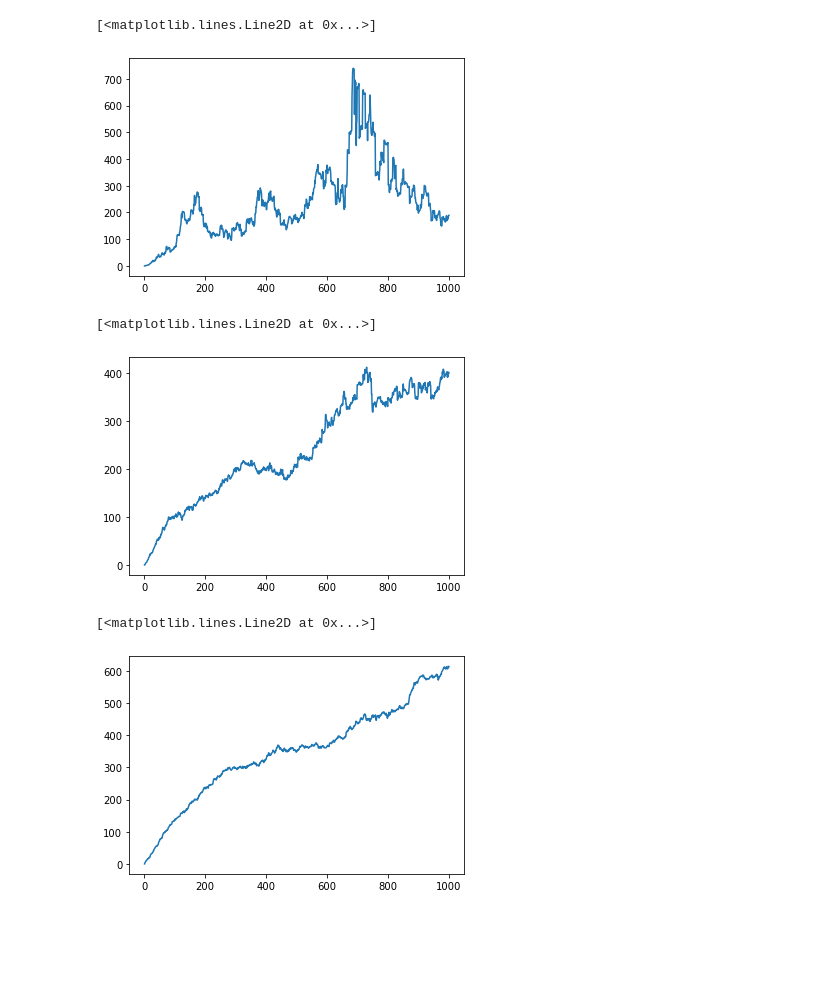
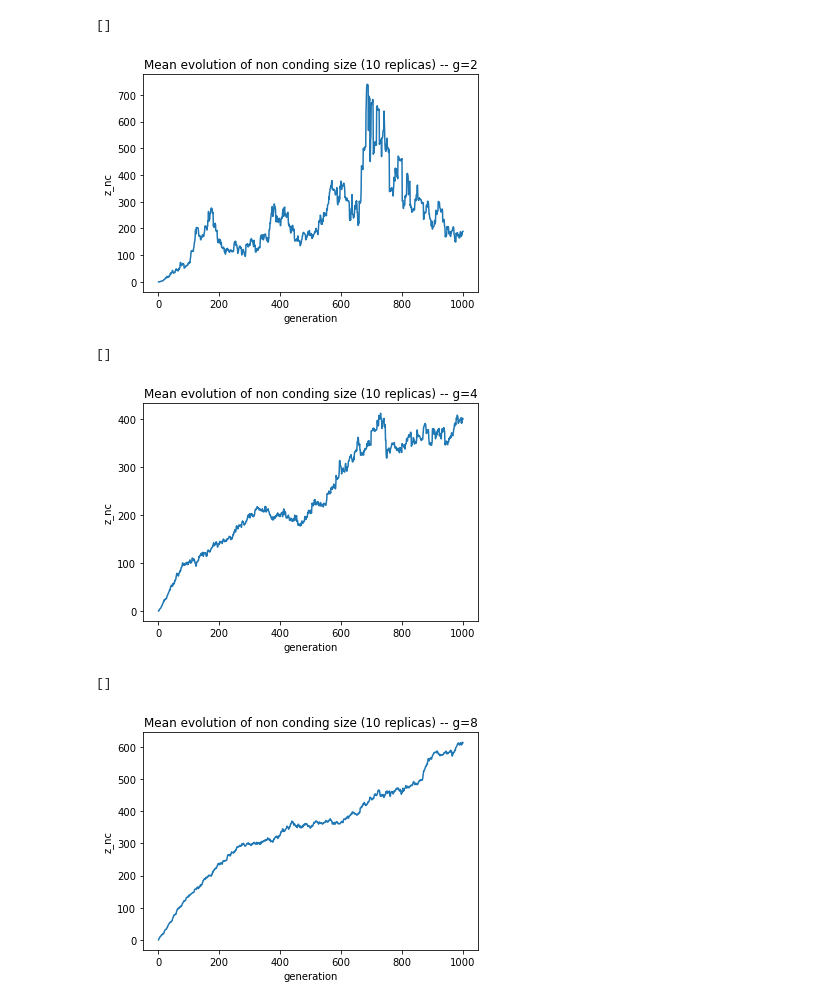
Before and after one commit to Jojobarbarr/AL_predict, a Jupyter notebook: neutral_mutation_accumulation.ipynb, the cells around one changed output. Cells and saved outputs as stored; diff of their text form; code cells hidden in the pictures; blank space fills up the shorter version.

```diff
--- a/neutral_mutation_accumulation.ipynb
+++ b/neutral_mutation_accumulation.ipynb
@@ -26,0 +27,19 @@ plt.plot()
+# %%
+path = Path("results/simulation")
+g = 1
+experiment_name = f"model_N_1_g_{g}_beta_1"
+
+non_coding_proportion = np.zeros((10, 1000), dtype=int)
+
+for replica in range(1, 11):
+    for generation in range(1, 1001):
+        with open(path / experiment_name / str(replica) / f"logs/generation_{generation}.pkl", "rb") as pkl_file:
+            stats = pkl.load(pkl_file)
+        non_coding_proportion[replica - 1, generation - 1] = stats["genome"][0]["Non coding proportion"]
+print(non_coding_proportion)
+
+plt.plot([x for x in range(1, 1001)], non_coding_proportion.mean(axis=0))
+plt.title(f"Mean evolution of non conding size (10 replicas) -- g={g}")
+plt.xlabel("generation")
+plt.ylabel("z_nc")
+plt.plot()
@@ -27,20 +56,24 @@ plt.plot()
 # %%
 path = Path("results/simulation")
 g = 2
 experiment_name = f"model_N_1_g_{g}_beta_1"
 
 z_nc = np.zeros((10, 1000), dtype=int)
 
 for replica in range(1, 11):
     for generation in range(1, 1001):
         with open(path / experiment_name / str(replica) / f"logs/generation_{generation}.pkl", "rb") as pkl_file:
             stats = pkl.load(pkl_file)
         z_nc[replica - 1, generation - 1] = stats["population"]["z_nc_array"][0]
 
 plt.plot([x for x in range(1, 1001)], z_nc.mean(axis=0))
+plt.title(f"Mean evolution of non conding size (10 replicas) -- g={g}")
+plt.xlabel("generation")
+plt.ylabel("z_nc")
+plt.plot()
 # %% [output]
-[<matplotlib.lines.Line2D at 0x...>]
+[]
-[figure, old version]
+[figure, new version]
 # %%
 path = Path("results/simulation")
 g = 4
@@ -55,9 +88,13 @@ for replica in range(1, 11):
         z_nc[replica - 1, generation - 1] = stats["population"]["z_nc_array"][0]
 
 plt.plot([x for x in range(1, 1001)], z_nc.mean(axis=0))
+plt.title(f"Mean evolution of non conding size (10 replicas) -- g={g}")
+plt.xlabel("generation")
+plt.ylabel("z_nc")
+plt.plot()
 # %% [output]
-[<matplotlib.lines.Line2D at 0x...>]
+[]
-[figure, old version]
+[figure, new version]
 # %%
 path = Path("results/simulation")
 g = 8
@@ -72,6 +109,10 @@ for replica in range(1, 11):
         z_nc[replica - 1, generation - 1] = stats["population"]["z_nc_array"][0]
 
 plt.plot([x for x in range(1, 1001)], z_nc.mean(axis=0))
+plt.title(f"Mean evolution of non conding size (10 replicas) -- g={g}")
+plt.xlabel("generation")
+plt.ylabel("z_nc")
+plt.plot()
 # %% [output]
-[<matplotlib.lines.Line2D at 0x...>]
+[]
-[figure, old version]
+[figure, new version]
```
Also changed, not shown: parts of 5 cells of this notebook, 3 other files.
